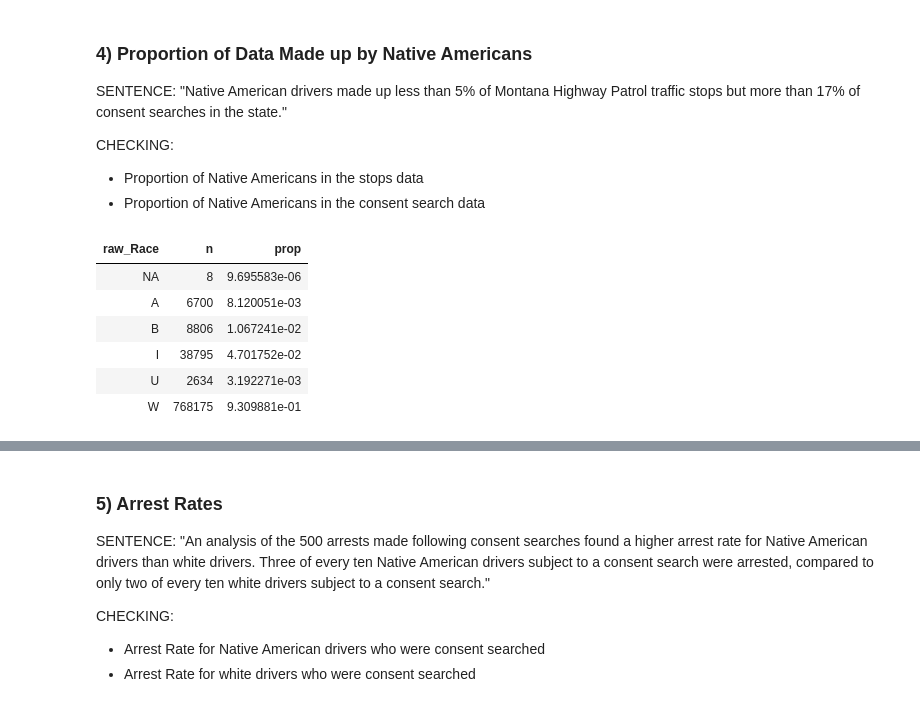
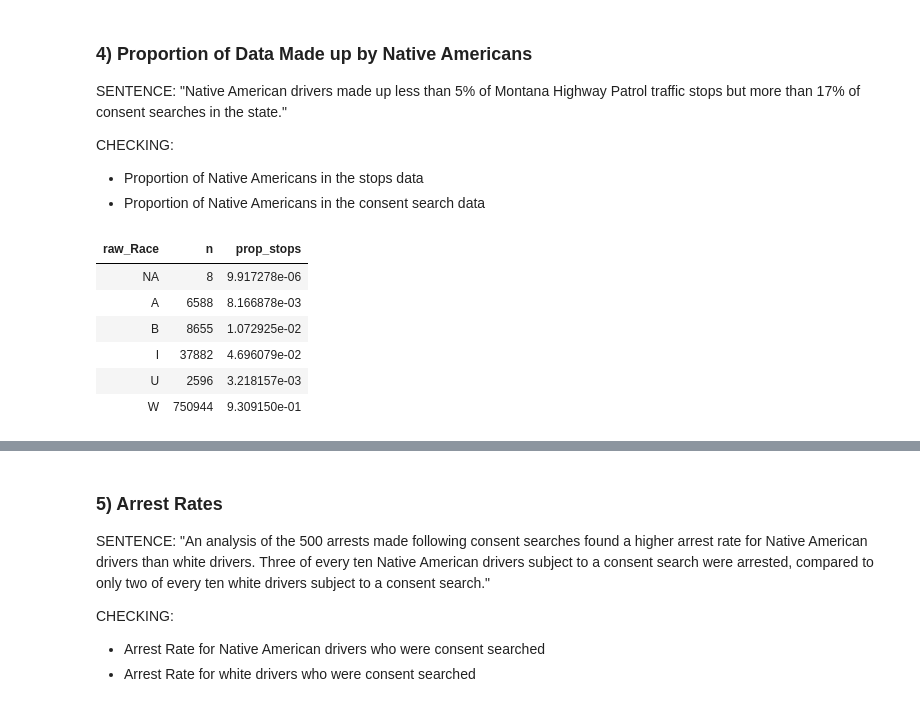
Before and after one commit to mattkiefer/biglocalpolicing, a Jupyter notebook: bulletproofing.ipynb, the cells around one changed output, grey strips where cells are left out. Drawn from its saved outputs; the diff is of its cells as text; code cells hidden in the pictures.

```diff
--- a/bulletproofing.ipynb
+++ b/bulletproofing.ipynb
@@ -299,16 +299,18 @@ SENTENCE: "Native American drivers made up less than 5% of Montana Highway Patro
 CHECKING:
 * Proportion of Native Americans in the stops data
 * Proportion of Native Americans in the consent search data
-# %%
-data %>%
-  count(raw_Race) %>%
-  mutate(prop = n / sum(n))
-# %% [output]
-| raw_Race | n | prop |
-| NA | 8 | 9.695583e-06 |
-| A | 6700 | 8.120051e-03 |
-| B | 8806 | 1.067241e-02 |
-| I | 38795 | 4.701752e-02 |
-| U | 2634 | 3.192271e-03 |
-| W | 768175 | 9.309881e-01 |
+# %%
+#Proportion of each race in the stops data
+data <- filter(data, year(date) > 2009)
+data %>%
+  count(raw_Race) %>%
+  mutate(prop_stops = n / sum(n))
+# %% [output]
+| raw_Race | n | prop_stops |
+| NA | 8 | 9.917278e-06 |
+| A | 6588 | 8.166878e-03 |
+| B | 8655 | 1.072925e-02 |
+| I | 37882 | 4.696079e-02 |
+| U | 2596 | 3.218157e-03 |
+| W | 750944 | 9.309150e-01 |
 # %%
```
Also changed, not shown: parts of 4 cells of this notebook.
